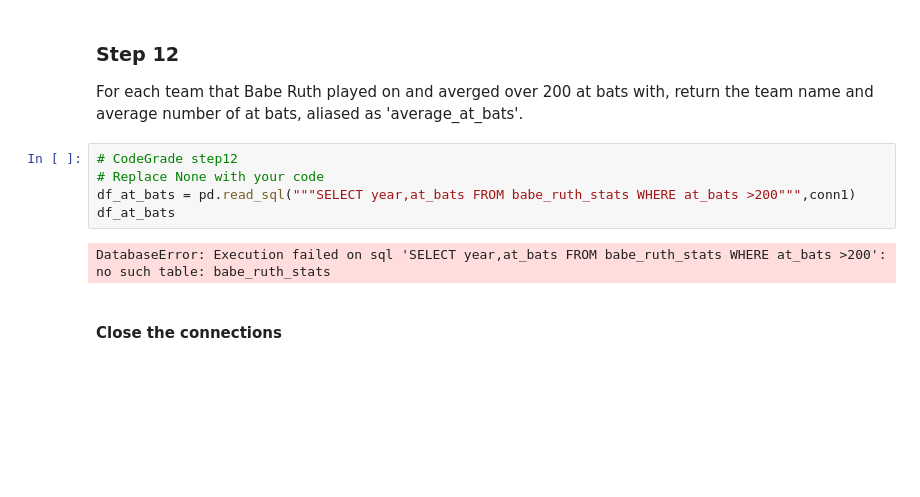
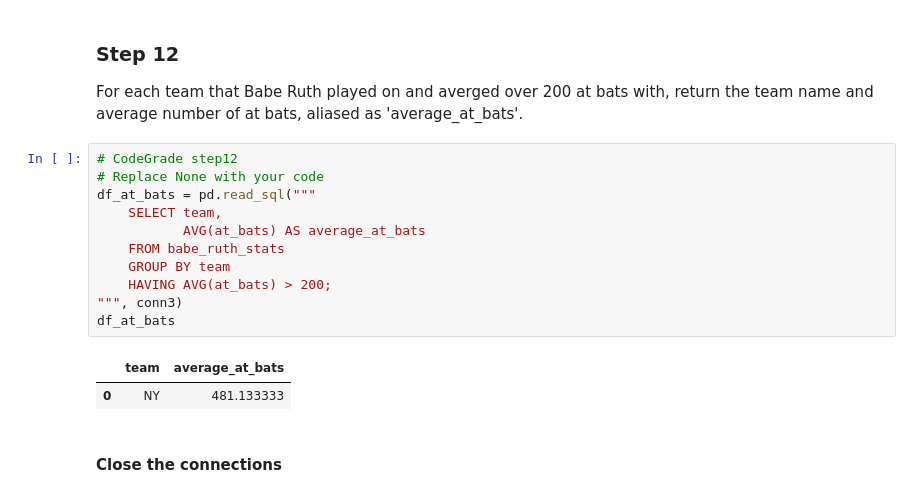
Before and after one commit to stevemosethegoat/DS_Course1_Week1_Module2_SQLQueries, a Jupyter notebook: SQLFilterOrderGroupLab.ipynb, the cells around one changed output. Cells and saved outputs as stored; diff of their text form; blank space fills up the shorter version.

```diff
--- a/SQLFilterOrderGroupLab.ipynb
+++ b/SQLFilterOrderGroupLab.ipynb
@@ -279,10 +290,17 @@ For each team that Babe Ruth played on and averged over 200 at bats with, return
 # %%
 # CodeGrade step12
 # Replace None with your code
-df_at_bats = pd.read_sql("""SELECT year,at_bats FROM babe_ruth_stats WHERE at_bats >200""",conn1)
+df_at_bats = pd.read_sql("""
+    SELECT team,
+           AVG(at_bats) AS average_at_bats
+    FROM babe_ruth_stats
+    GROUP BY team
+    HAVING AVG(at_bats) > 200;
+""", conn3)
 df_at_bats
 # %% [output]
-DatabaseError: Execution failed on sql 'SELECT year,at_bats FROM babe_ruth_stats WHERE at_bats >200': no such table: babe_ruth_stats
+|  | team | average_at_bats |
+| 0 | NY | 481.133333 |
 # %% [markdown]
 #### Close the connections
 # %%
```
Also changed, not shown: parts of 3 cells of this notebook, 3 other files.
